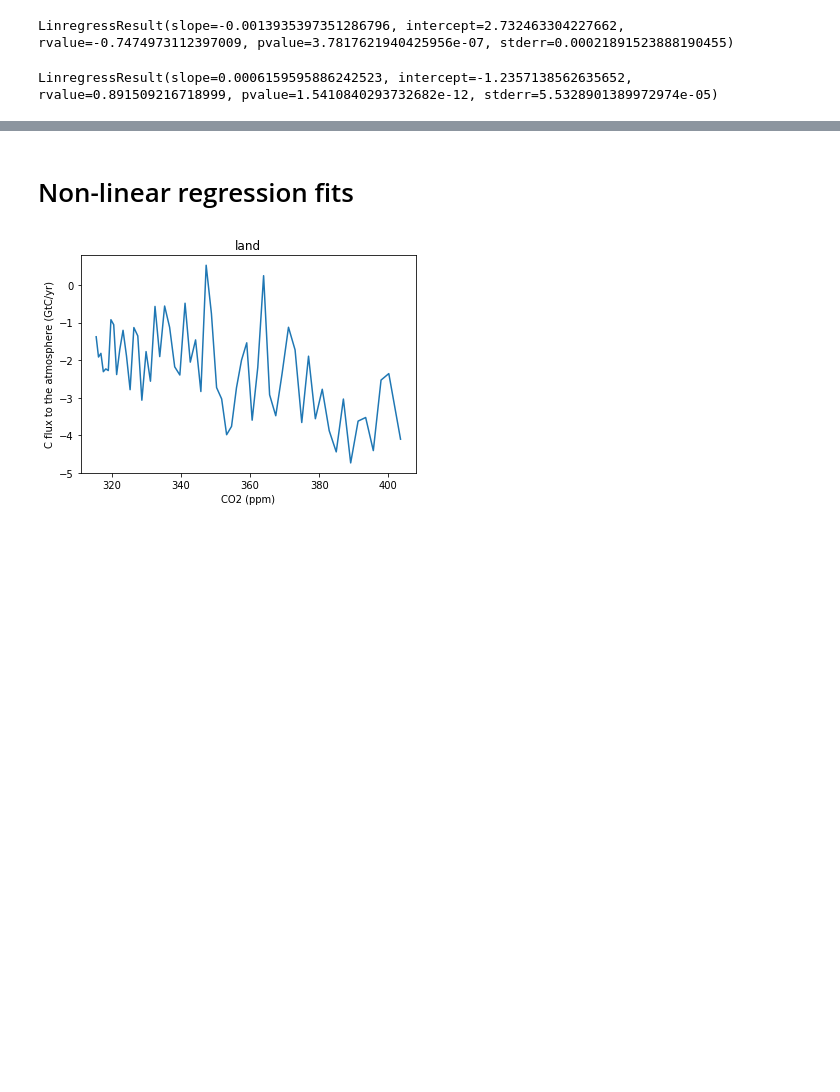
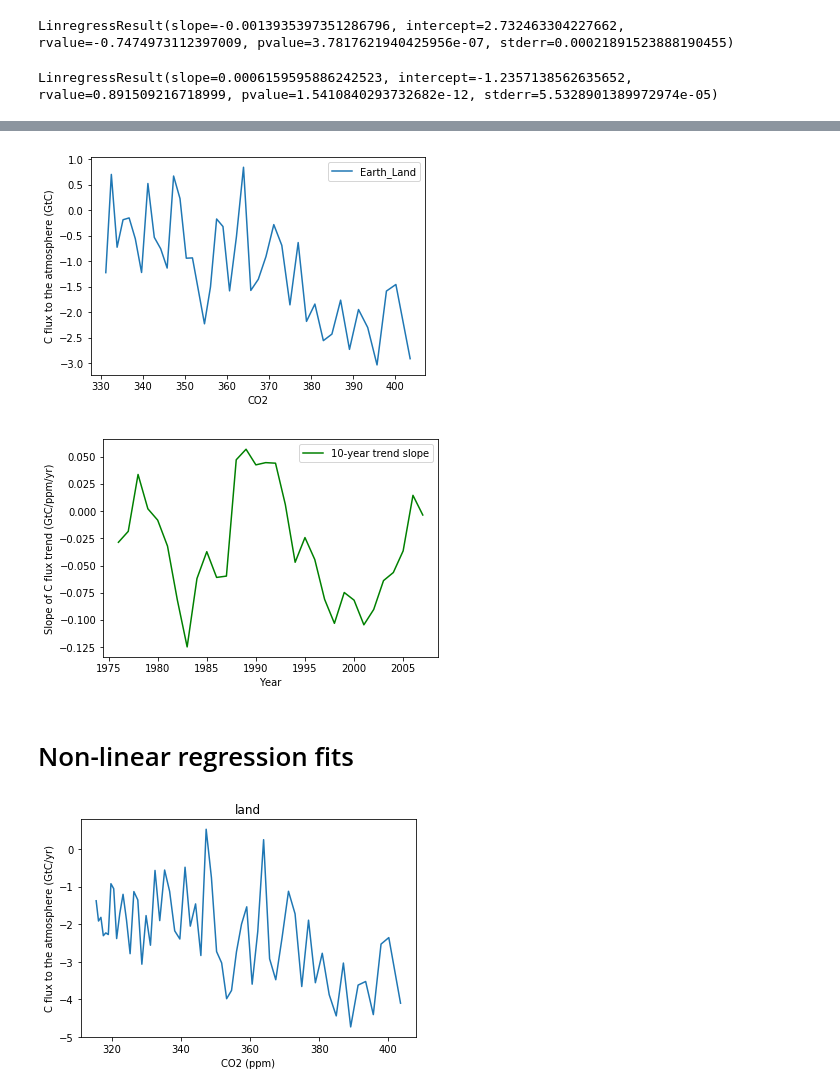
Before and after one commit to rursino/carbon-cycle-feedbacks, a Jupyter notebook: Peylin_flux/Notebooks/CO2_reg.ipynb, the cells around one changed output, grey strips where cells are left out. Cells and saved outputs as stored; diff of their text form; code cells hidden in the pictures; blank space fills up the shorter version.

```diff
--- a/Peylin_flux/Notebooks/CO2_reg.ipynb
+++ b/Peylin_flux/Notebooks/CO2_reg.ipynb
@@ -137,0 +311,3 @@ LinregressResult(slope=0.0006159595886242523, intercept=-1.2357138562635652, rva
+# %%
+JENA = invf.Analysis(JENA_s76)
+JENA.data
@@ -138,3 +329,8 @@ LinregressResult(slope=0.0006159595886242523, intercept=-1.2357138562635652, rva
+# %%
+JENA.rolling_trend(variable='Earth_Land', window_size=10);
+# %% [output]
+[figure, added]
+[figure, added]
 # %% [markdown]
 # Non-linear regression fits
 # %%
```
Also changed, not shown: parts of 29 cells of this notebook, 33 other files.
